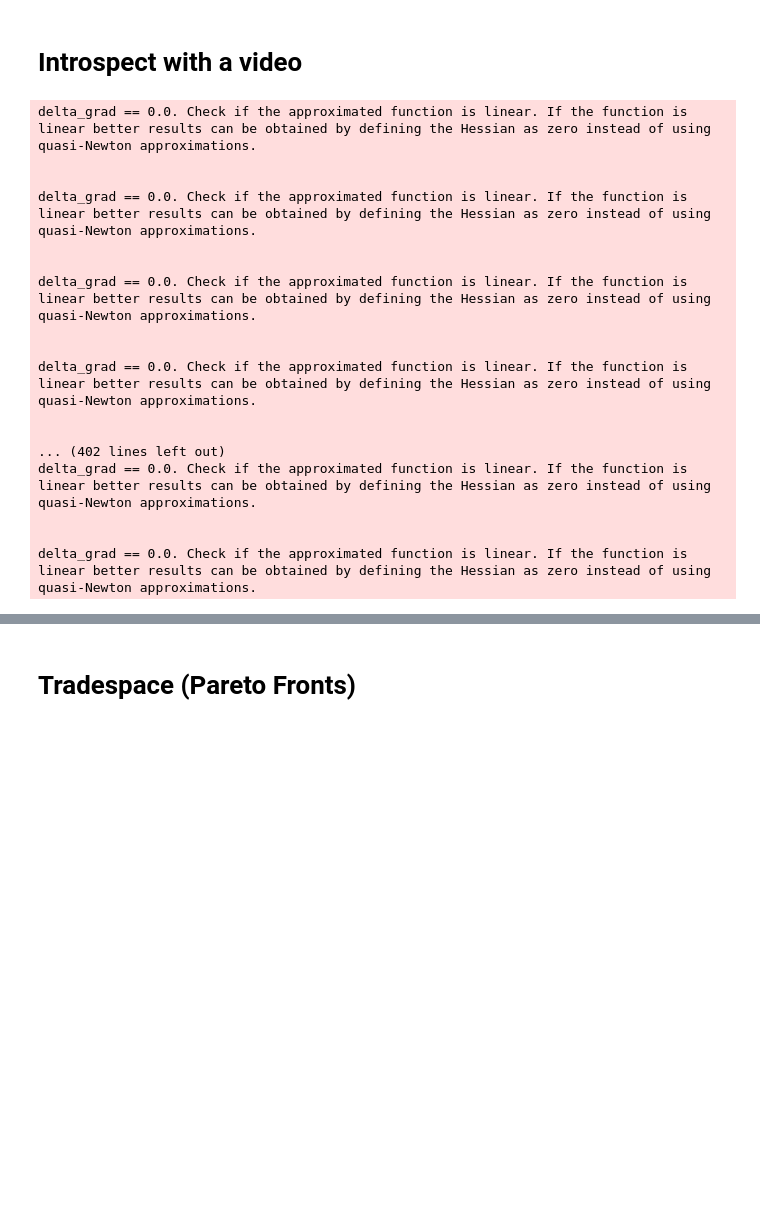
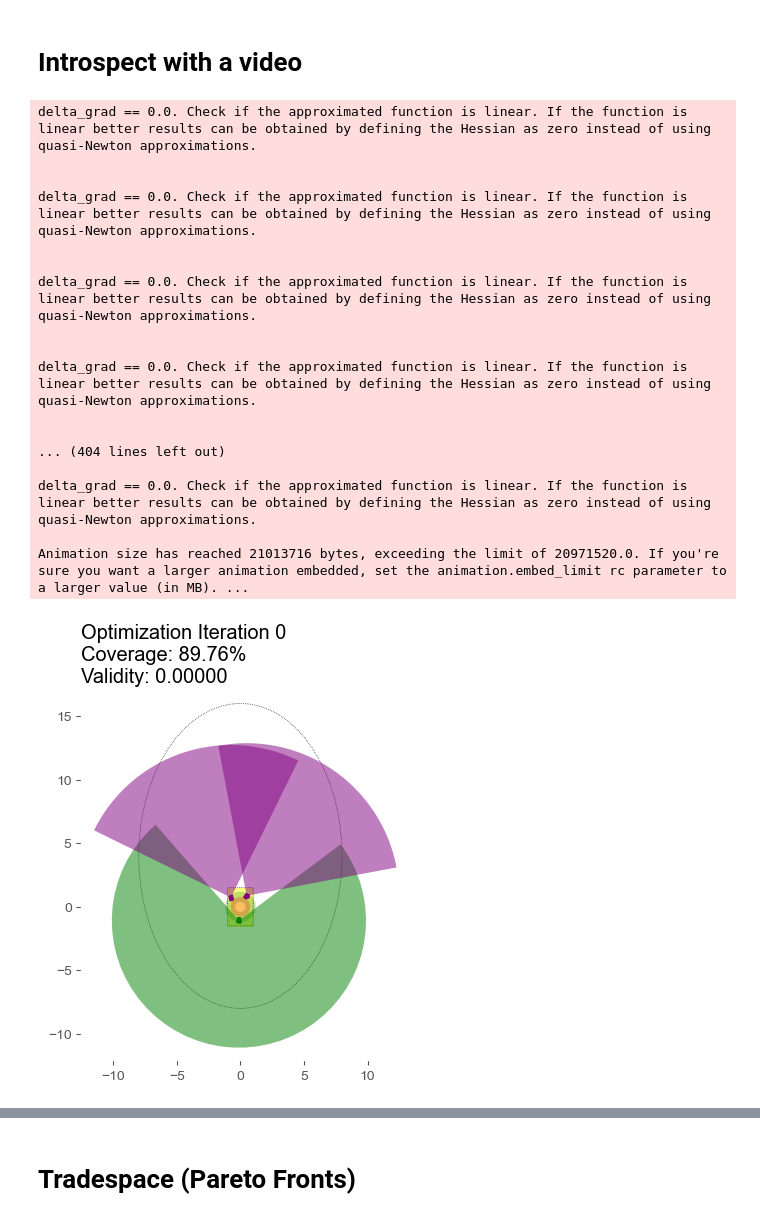
Before and after one commit to robosquiggles/go4robo, a Jupyter notebook: fov_optimize_2d_TOY.ipynb, the cells around one changed output, grey strips where cells are left out. Cells and saved outputs as stored; diff of their text form; code cells hidden in the pictures; blank space fills up the shorter version.

```diff
--- a/fov_optimize_2d_TOY.ipynb
+++ b/fov_optimize_2d_TOY.ipynb
@@ -267,37 +267,37 @@ pareto_optimized_df
 from IPython.display import HTML
 
 # fig, axes = plt.subplots(1, 2, figsize=(15, 7))
 idx = 13
 
 bot = problem.convert_1D_to_bot(res.X[idx])
 # bot.plot_bot(show_constraint=True, title=f"Unoptimized Bot {idx}: Cost {res.F[idx, 1]:.2f}, Coverage {1-res.F[idx, 0]:.4f}", ax=axes[0])
 
 bot_optimal = copy.deepcopy(bot)
 ani = bot_optimal.optimize_sensor_placement(plot=False, animate=True, anim_interval=50)
 HTML(ani.to_jshtml())
-ani.save(f"./_artifacts/_optimization_animation.mp4", writer='ffmpeg')
 
 # bot_optimal.plot_bot(show_constraint=True, title=f"Optimized Bot {idx}: Cost {bot_optimal.get_pkg_cost():.2f}, Coverage {bot_optimal.get_sensor_coverage():.4f}", ax=axes[1])
 
 # plt.tight_layout()
 # %% [output]
 delta_grad == 0.0. Check if the approximated function is linear. If the function is linear better results can be obtained by defining the Hessian as zero instead of using quasi-Newton approximations.
 
 
 delta_grad == 0.0. Check if the approximated function is linear. If the function is linear better results can be obtained by defining the Hessian as zero instead of using quasi-Newton approximations.
 
 
 delta_grad == 0.0. Check if the approximated function is linear. If the function is linear better results can be obtained by defining the Hessian as zero instead of using quasi-Newton approximations.
 
 
 delta_grad == 0.0. Check if the approximated function is linear. If the function is linear better results can be obtained by defining the Hessian as zero instead of using quasi-Newton approximations.
 
 
-... (402 lines left out)
+... (404 lines left out)
+
 delta_grad == 0.0. Check if the approximated function is linear. If the function is linear better results can be obtained by defining the Hessian as zero instead of using quasi-Newton approximations.
 
-
-delta_grad == 0.0. Check if the approximated function is linear. If the function is linear better results can be obtained by defining the Hessian as zero instead of using quasi-Newton approximations.
+Animation size has reached 21013716 bytes, exceeding the limit of 20971520.0. If you're sure you want a larger animation embedded, set the animation.embed_limit rc parameter to a larger value (in MB). ...
+[figure, added]
 # %%
 # Create the scatter plot
 pareto_combined_df = pd.concat([pareto_unoptimized_df, pareto_optimized_df], axis=0)
```
Also changed, not shown: 2 other files.
